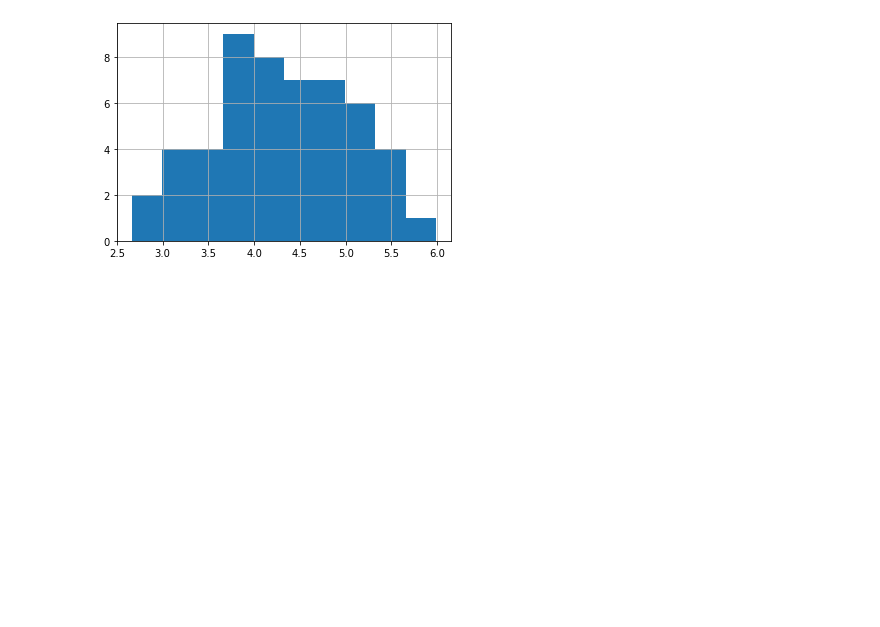
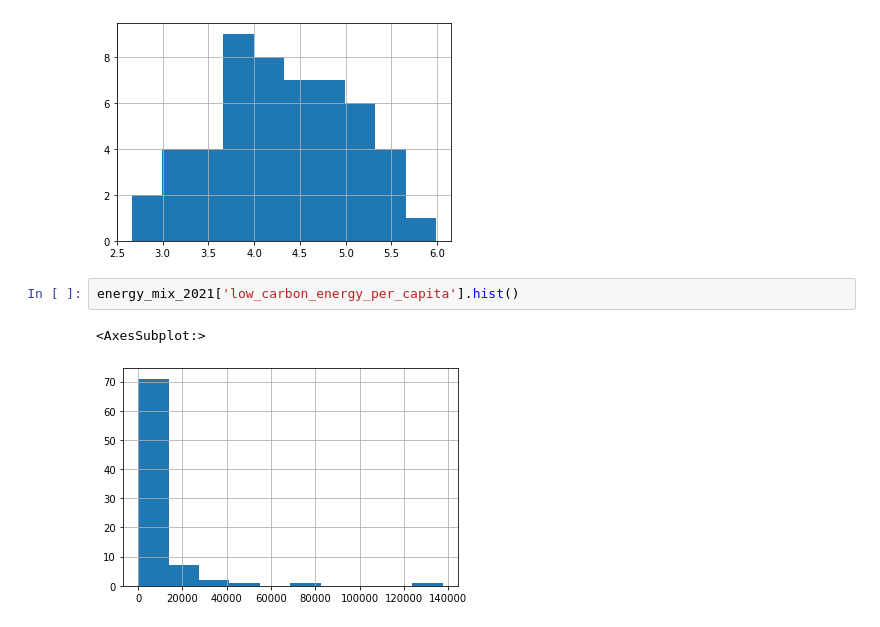
Before and after one commit to sean-dluhc/ons-energy-analysis, a Jupyter notebook: energy_analysis_eda.ipynb, the cells around one changed output. Drawn from its saved outputs; the diff is of its cells as text; blank space fills up the shorter version.

```diff
--- a/energy_analysis_eda.ipynb
+++ b/energy_analysis_eda.ipynb
@@ -111,3 +121,8 @@ energy_mix_2021['oil_and_gas_prod_per_capita_log'].hist()
 # %% [output]
 <AxesSubplot:>
 [figure]
+# %%
+energy_mix_2021['low_carbon_energy_per_capita'].hist()
+# %% [output]
+<AxesSubplot:>
+[figure, added]
```
Also changed, not shown: parts of 12 cells of this notebook.
